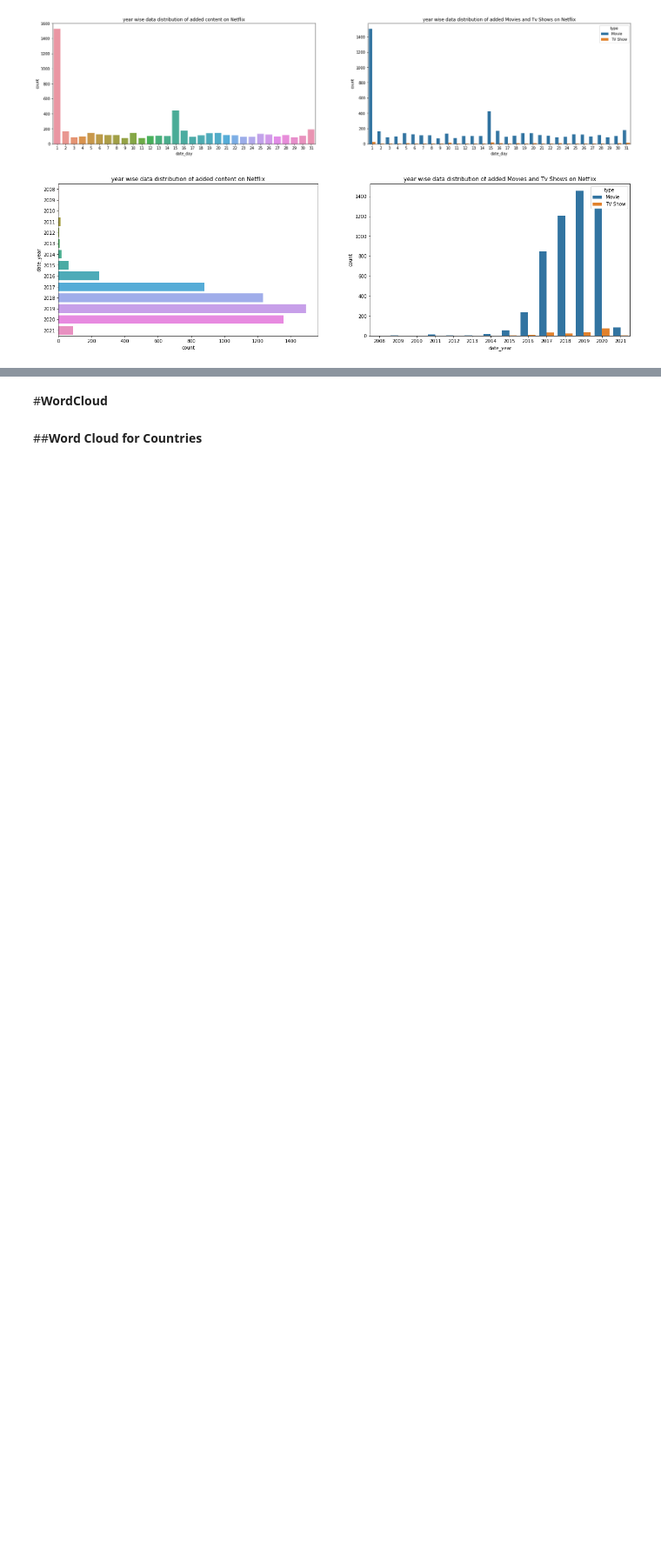
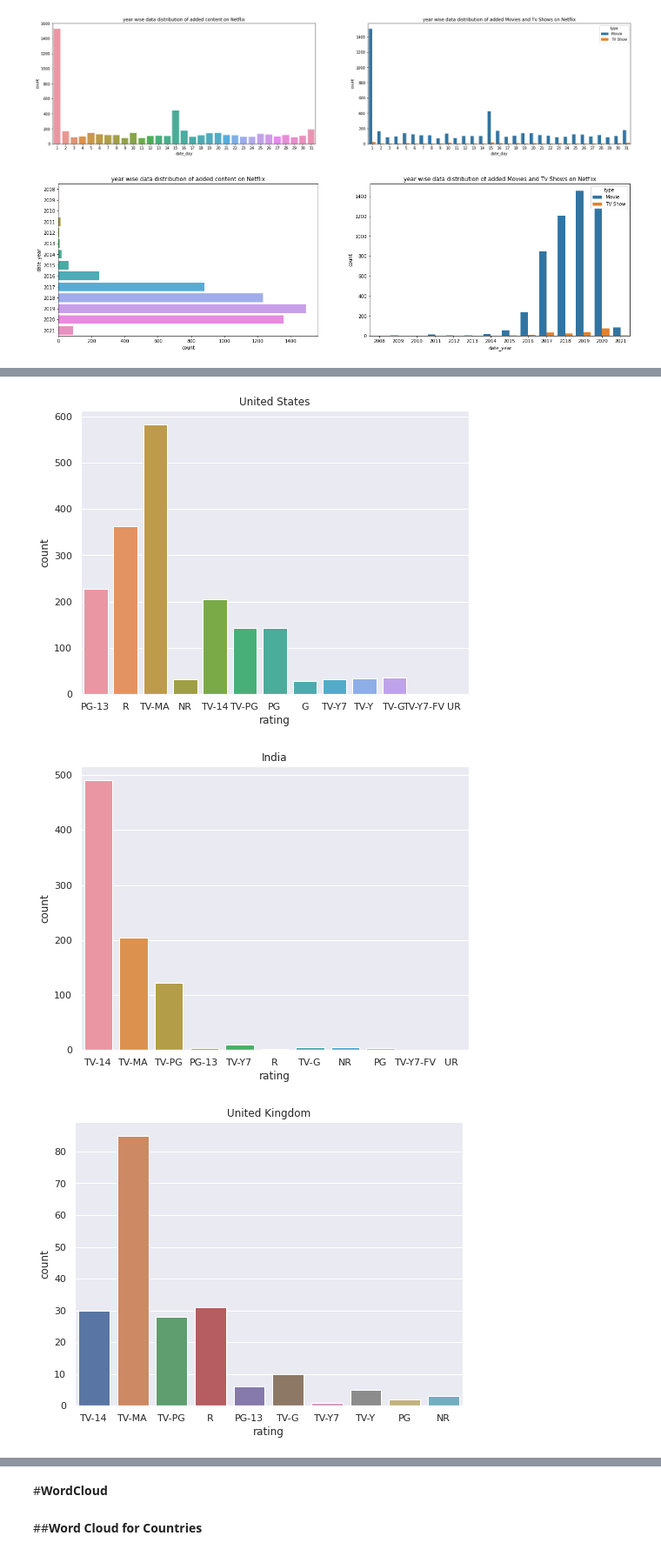
Before and after one commit to MadhurAwasthi/NETFLIX-MOVIES-AND-TV-SHOWS-CLUSTERING-UNSUPERVISED-ML, a Jupyter notebook: NETFLIX_MOVIES_AND_TV_SHOWS_CLUSTERING.ipynb, the cells around one changed output, grey strips where cells are left out. Shown at 87% size. Drawn from its saved outputs; the diff is of its cells as text; code cells hidden in the pictures; blank space fills up the shorter version.

```diff
--- a/NETFLIX_MOVIES_AND_TV_SHOWS_CLUSTERING.ipynb
+++ b/NETFLIX_MOVIES_AND_TV_SHOWS_CLUSTERING.ipynb
@@ -756,6 +727,6 @@ sns.countplot(x="date_year",hue='type',ax=axs[1], data=df).set(title='year wise
 plt.show()
 # %% [output]
 [figure]
-# %%
-#drop nan values
-df = df.dropna()
+# %%
+df_1 = df['country'].value_counts().reset_index()[:10].rename(columns={'index':'country','country':'count'})
+df_1
@@ -761,0 +745,3 @@ df = df.dropna()
+# %%
+list_top_10_countries = df_1['country'].tolist()
+list_top_10_countries
@@ -761,0 +761,10 @@ df = df.dropna()
+# %%
+
+for country in list_top_10_countries:
+  plt.figure(figsize=(8,6))
+  ax = sns.countplot(x='rating',data=df[df['country']==country])
+  ax.set_title(country)
+# %% [output]
+[figure, added]
+[figure, added]
+[figure, added]
```
Also changed, not shown: parts of 8 cells of this notebook.
